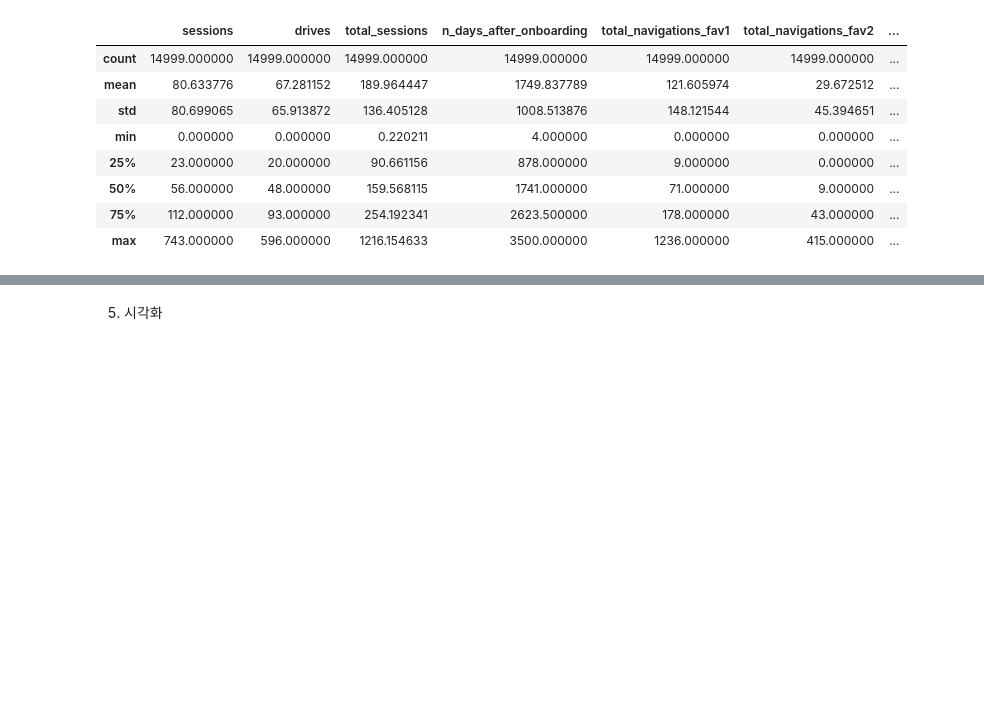
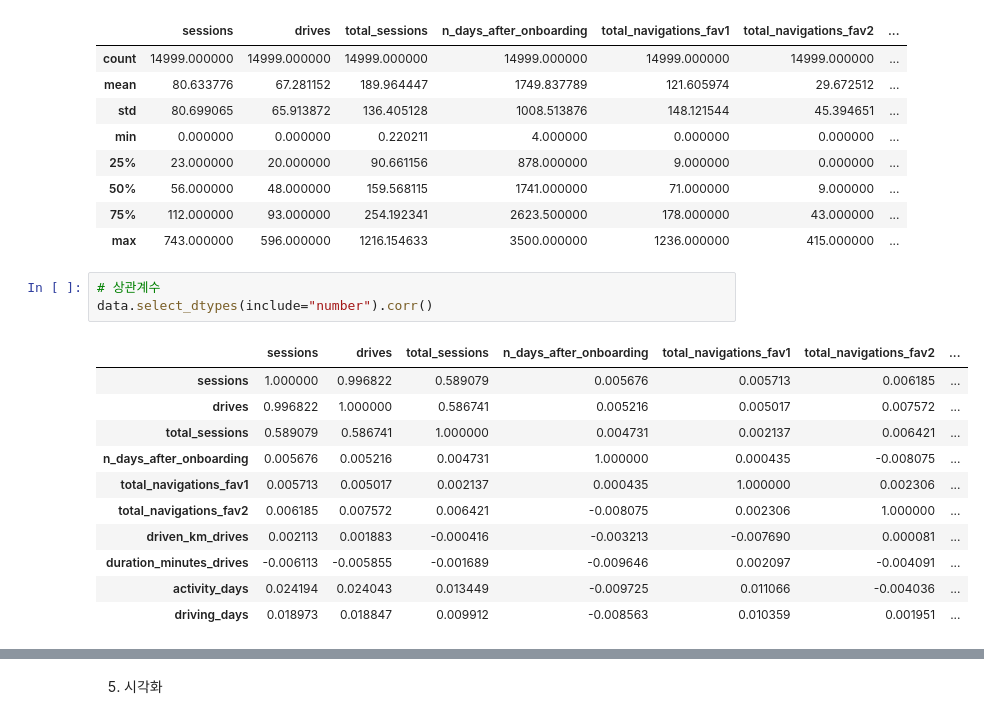
Before and after one commit to SKNETWORKS-FAMILY-AICAMP/SKN06-2nd-6Team, a Jupyter notebook: preprocess.ipynb, the cells around one changed output, grey strips where cells are left out. Cells and saved outputs as stored; diff of their text form; blank space fills up the shorter version.

```diff
--- a/preprocess.ipynb
+++ b/preprocess.ipynb
@@ -115,3 +118,18 @@ data.describe()
 | 50% | 56.000000 | 48.000000 | 159.568115 | 1741.000000 | 71.000000 | 9.000000 | ... |
 | 75% | 112.000000 | 93.000000 | 254.192341 | 2623.500000 | 178.000000 | 43.000000 | ... |
 | max | 743.000000 | 596.000000 | 1216.154633 | 3500.000000 | 1236.000000 | 415.000000 | ... |
+# %%
+# 상관계수
+data.select_dtypes(include="number").corr()
+# %% [output]
+|  | sessions | drives | total_sessions | n_days_after_onboarding | total_navigations_fav1 | total_navigations_fav2 | ... |
+| sessions | 1.000000 | 0.996822 | 0.589079 | 0.005676 | 0.005713 | 0.006185 | ... |
+| drives | 0.996822 | 1.000000 | 0.586741 | 0.005216 | 0.005017 | 0.007572 | ... |
+| total_sessions | 0.589079 | 0.586741 | 1.000000 | 0.004731 | 0.002137 | 0.006421 | ... |
+| n_days_after_onboarding | 0.005676 | 0.005216 | 0.004731 | 1.000000 | 0.000435 | -0.008075 | ... |
+| total_navigations_fav1 | 0.005713 | 0.005017 | 0.002137 | 0.000435 | 1.000000 | 0.002306 | ... |
+| total_navigations_fav2 | 0.006185 | 0.007572 | 0.006421 | -0.008075 | 0.002306 | 1.000000 | ... |
+| driven_km_drives | 0.002113 | 0.001883 | -0.000416 | -0.003213 | -0.007690 | 0.000081 | ... |
+| duration_minutes_drives | -0.006113 | -0.005855 | -0.001689 | -0.009646 | 0.002097 | -0.004091 | ... |
+| activity_days | 0.024194 | 0.024043 | 0.013449 | -0.009725 | 0.011066 | -0.004036 | ... |
+| driving_days | 0.018973 | 0.018847 | 0.009912 | -0.008563 | 0.010359 | 0.001951 | ... |
```
Also changed, not shown: parts of 7 cells of this notebook, 1 other file.
